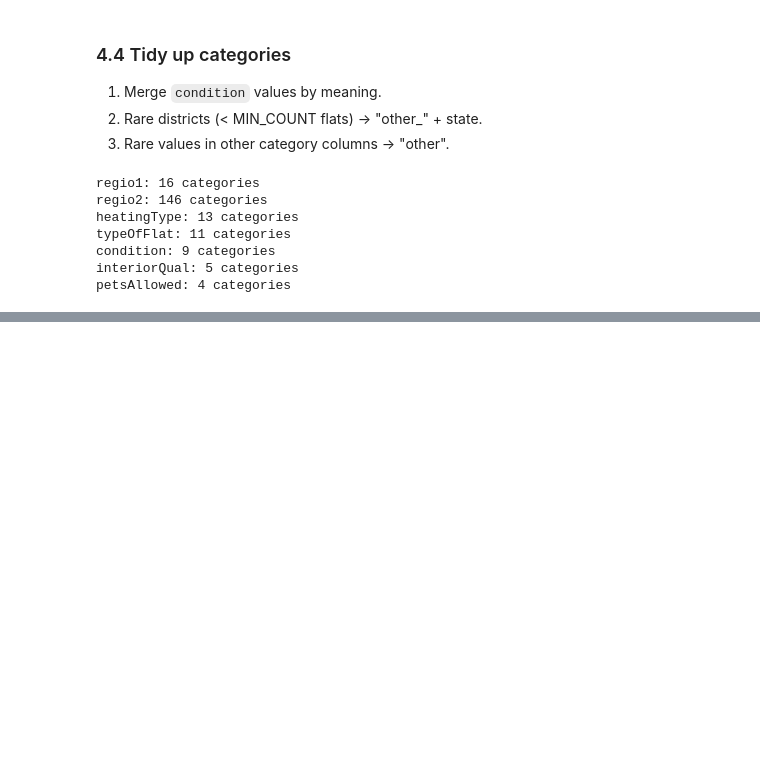
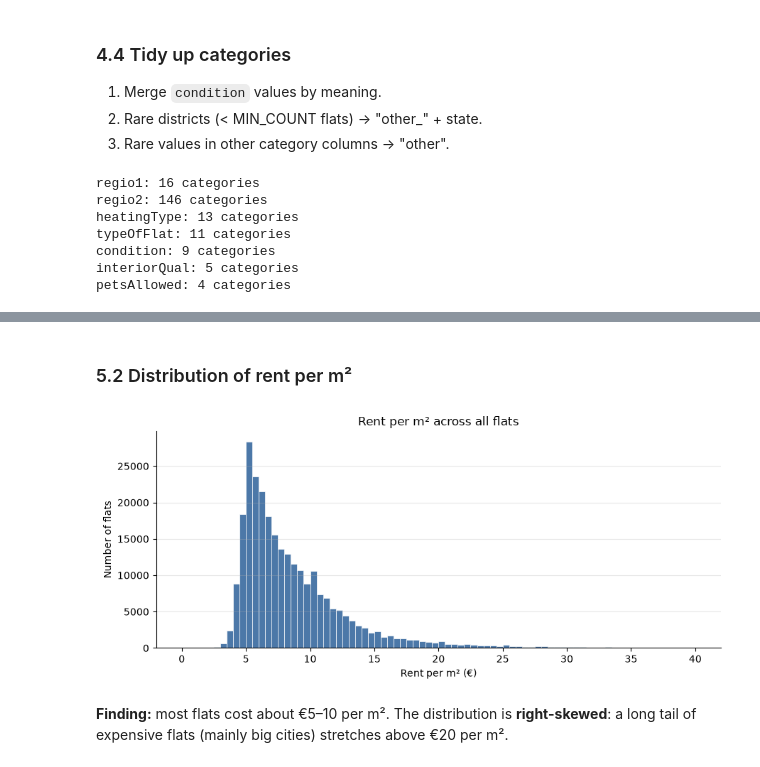
Before and after one commit to ihanmx/Rental_Datasert_study, a Jupyter notebook: notebooks/01_rental_classification.ipynb, the cells around one changed output, grey strips where cells are left out. Cells and saved outputs as stored; diff of their text form; code cells hidden in the pictures; blank space fills up the shorter version.

Commit message:
feat(dataCleaning): build the target data col and check its distribution and balance

```diff
--- a/notebooks/01_rental_classification.ipynb
+++ b/notebooks/01_rental_classification.ipynb
@@ -800,0 +845,3 @@ petsAllowed: 4 categories
+# %%
+df_clean["rentPerSqm"]=df_clean["baseRent"]/df_clean["livingSpace"]
+df_clean["rentPerSqm"].describe()
@@ -800,0 +858,23 @@ petsAllowed: 4 categories
+# %% [markdown]
+### 5.2 Distribution of rent per m²
+# %%
+fig, ax = plt.subplots(figsize=(9, 4))            # create an empty chart, 9 wide × 4 tall
+# fig is the whole canvas
+ax.hist(df_clean["rentPerSqm"],
+        bins=80,                                  # number of bars
+        range=(0, 40),                            # show only €0–40 per m² (the main area)
+        color="#4C78A8", edgecolor="white", linewidth=0.5)
+
+ax.set_title("Rent per m² across all flats")
+ax.set_xlabel("Rent per m² (€)")
+ax.set_ylabel("Number of flats")
+ax.grid(axis="y", alpha=0.3)                      # light horizontal guide lines
+ax.spines[["top", "right"]].set_visible(False)    # remove the top and right border lines
+
+plt.tight_layout()   # ← fix the spacing once all the text exists
+plt.savefig("../reports/figures/rent_per_sqm_hist.png", dpi=150)   # save for the report
+plt.show()
+# %% [output]
+[figure, added]
+# %% [markdown]
+**Finding:** most flats cost about €5–10 per m². The distribution is **right-skewed**: a long tail of expensive flats (mainly big cities) stretches above €20 per m².
```
Also changed, not shown: parts of 17 cells of this notebook, 1 other file.
